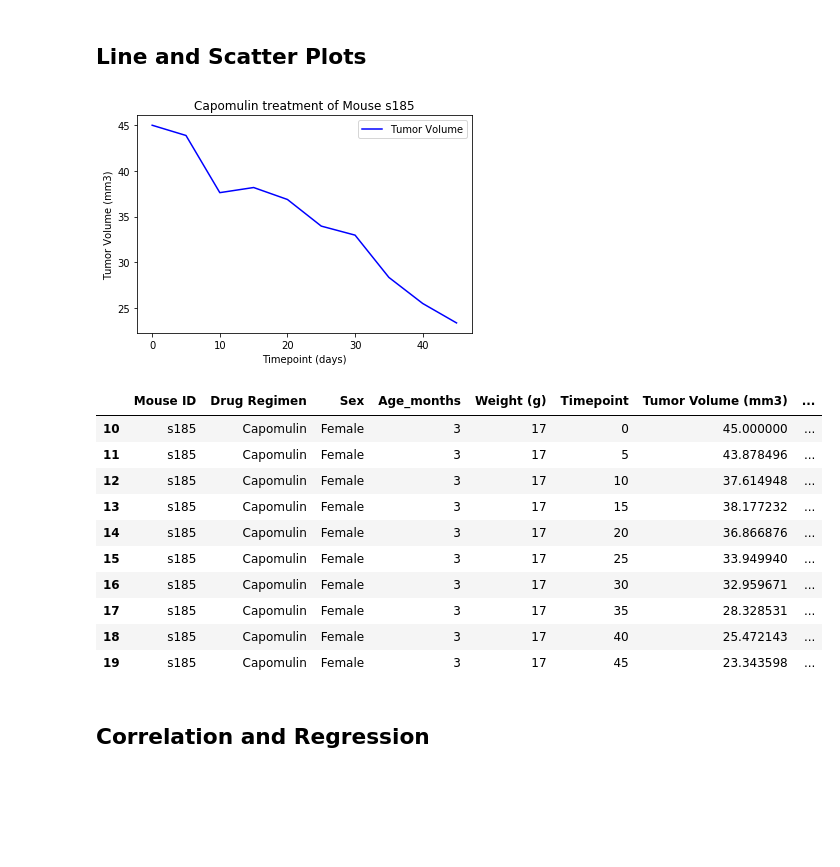
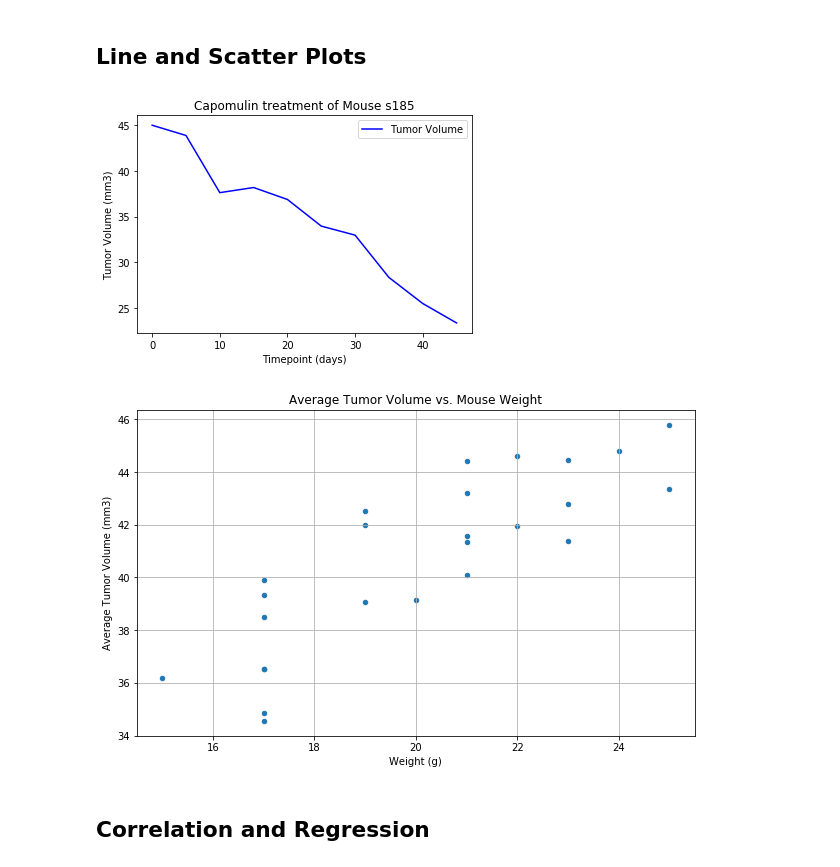
Before and after one commit to SidDas8/matplotlib-challenge, a Jupyter notebook: Pymaceuticals/pymaceuticals_starter.ipynb, the cells around one changed output. Cells and saved outputs as stored; diff of their text form; code cells hidden in the pictures; blank space fills up the shorter version.

Commit message:
Completed scatter plot.

```diff
--- a/Pymaceuticals/pymaceuticals_starter.ipynb
+++ b/Pymaceuticals/pymaceuticals_starter.ipynb
@@ -379,13 +379,15 @@ plt.show()
 ## Line and Scatter Plots
 # %%
 # Generate a line plot of tumor volume vs. time point for a mouse treated with Capomulin
-mousecapomulin = dropduplicatemouse_df.loc[dropduplicatemouse_df['Drug Regimen'] == "Capomulin"]
+
+# Filter table to only show rows with "Capomulin"
+onlycapomulin = dropduplicatemouse_df.loc[dropduplicatemouse_df['Drug Regimen'] == "Capomulin"]
 
 # Delete extra index column
-mousecapomulin = mousecapomulin.drop(columns = 'index')
+onlycapomulin = onlycapomulin.drop(columns = 'index')
 
 # Retreive all columns for mouse s185(10 rows)
-onemouse = mousecapomulin.iloc[0:10]
+onemouse = onlycapomulin.iloc[0:10]
 
 # Values for time point
 capumolintimepoint = onemouse['Timepoint']
@@ -406,18 +408,5 @@ plt.legend(loc="best")
 
 # Print our chart to the screen
 plt.show()
-
-mousecapomulin.head(10)
 # %% [output]
 [figure]
-|  | Mouse ID | Drug Regimen | Sex | Age_months | Weight (g) | Timepoint | Tumor Volume (mm3) | ... |
-| 10 | s185 | Capomulin | Female | 3 | 17 | 0 | 45.000000 | ... |
-| 11 | s185 | Capomulin | Female | 3 | 17 | 5 | 43.878496 | ... |
-| 12 | s185 | Capomulin | Female | 3 | 17 | 10 | 37.614948 | ... |
-| 13 | s185 | Capomulin | Female | 3 | 17 | 15 | 38.177232 | ... |
-| 14 | s185 | Capomulin | Female | 3 | 17 | 20 | 36.866876 | ... |
-| 15 | s185 | Capomulin | Female | 3 | 17 | 25 | 33.949940 | ... |
-| 16 | s185 | Capomulin | Female | 3 | 17 | 30 | 32.959671 | ... |
-| 17 | s185 | Capomulin | Female | 3 | 17 | 35 | 28.328531 | ... |
-| 18 | s185 | Capomulin | Female | 3 | 17 | 40 | 25.472143 | ... |
-| 19 | s185 | Capomulin | Female | 3 | 17 | 45 | 23.343598 | ... |
@@ -426,3 +413,28 @@ mousecapomulin.head(10)
+# %%
+# Generate a scatter plot of average tumor volume vs. mouse weight for the Capomulin regimen
+
+# Group Capomulin data by Mouse ID
+groupcapomulin = onlycapomulin.groupby('Mouse ID')
+
+# Average values of every column for each mouse
+avgcapomulin_df = pd.DataFrame(groupcapomulin.mean())
+
+# Average tumor volume per Capomulin mouse
+avgcapomulin_df['Tumor Volume (mm3)']
+
+# Average mouse weight per Capomulin mouse
+avgcapomulin_df['Weight (g)']
+
+# Plot scatter plot, calling columns from dataframe
+avgcapomulin_df.plot(kind = "scatter", x = 'Weight (g)', y = 'Tumor Volume (mm3)', grid = True, figsize = (10,6),
+                 title = "Average Tumor Volume vs. Mouse Weight")
+
+# Set textual properties
+plt.ylabel('Average Tumor Volume (mm3)')
+
+plt.show()
+# %% [output]
+[figure, added]
 # %% [markdown]
 ## Correlation and Regression
 # %%
```
Also changed, not shown: parts of 1 cell of this notebook.
